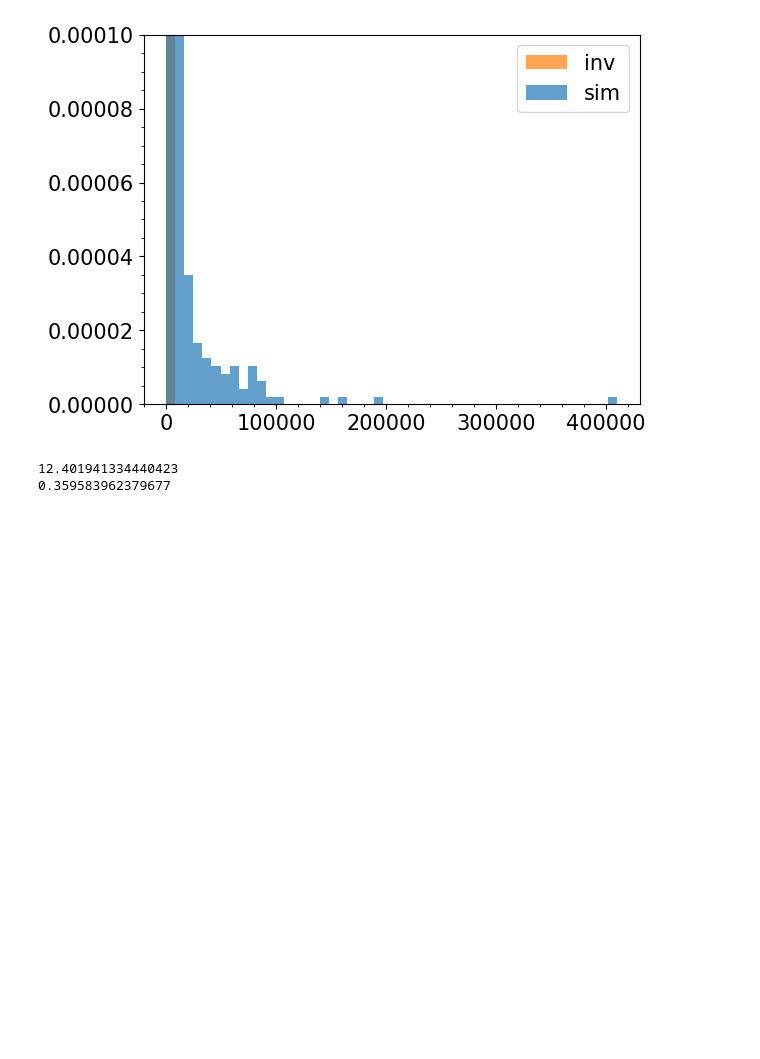
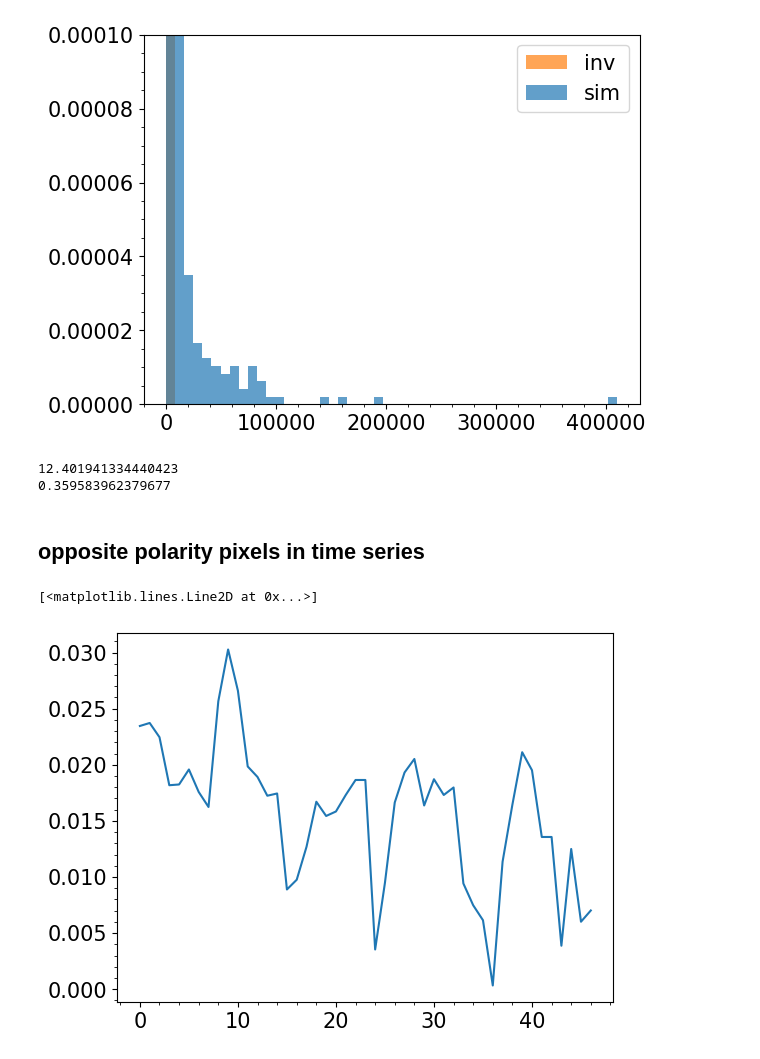
Before and after one commit to liuminos/check_muram_plage_pore, a Jupyter notebook: comparison.ipynb, the cells around one changed output. Drawn from its saved outputs; the diff is of its cells as text; code cells hidden in the pictures; blank space fills up the shorter version.

```diff
--- a/comparison.ipynb
+++ b/comparison.ipynb
@@ -98,5 +108,5 @@ c5 = np.sqrt(atm[1,6,:,:,10]**2+atm[1,7,:,:,10]**2+atm[1,8,:,:,10]**2) < 1000
 canopy_o = np.argwhere(c5 & c3 & c4)
 # %%
-c6 = atm[1,8,:,:,10] > 50
-c7 = np.sqrt(atm[1,6,:,:,30]**2+atm[1,7,:,:,30]**2+atm[1,8,:,:,30]**2) > 300
+c6 = atm[t,8,:,:,15] > 50
+c7 = np.sqrt(atm[t,6,:,:,30]**2+atm[t,7,:,:,30]**2+atm[t,8,:,:,30]**2) > 300
 oppo_o = np.argwhere(c6 & c7)
@@ -305,3 +348,22 @@ print(np.mean(beta_o[core_o[:,0],core_o[:,1],30]))
 # %% [output]
 12.401941334440423
 0.359583962379677
+# %% [markdown]
+## opposite polarity pixels in time series
+# %%
+oppo_counts = []
+Bz_o_mean = []
+for t in range(47):
+    c6 = atm[t,8,:,:,15] > 50
+    c7 = atm[t,8,:,:,30] <-200
+    #c7 = np.sqrt(atm[t,8,:,:,30]**2+atm[t,6,:,:,30]**2+atm[t,7,:,:,30]**2) > 300
+    oppo_o = np.argwhere(c6 & c7)
+    oppo_counts.append(oppo_o.shape[0])
+    Bz_o_mean.append(np.mean(atm[t,8,oppo_o[:,0],oppo_o[:,1],10]))
+# %%
+oppo_counts = np.array(oppo_counts)
+# %%
+plt.plot(np.array(oppo_counts)/129/116)
+# %% [output]
+[<matplotlib.lines.Line2D at 0x...>]
+[figure, added]
```
Also changed, not shown: parts of 36 cells of this notebook, 3 other files.
